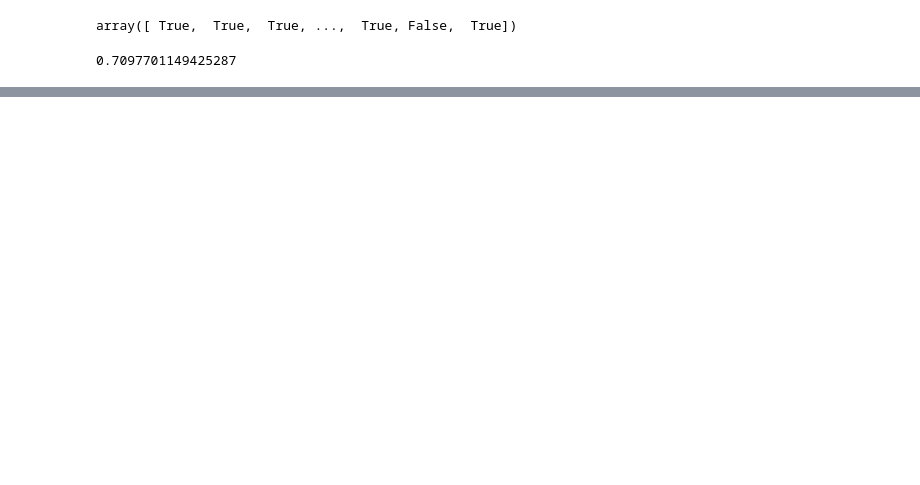
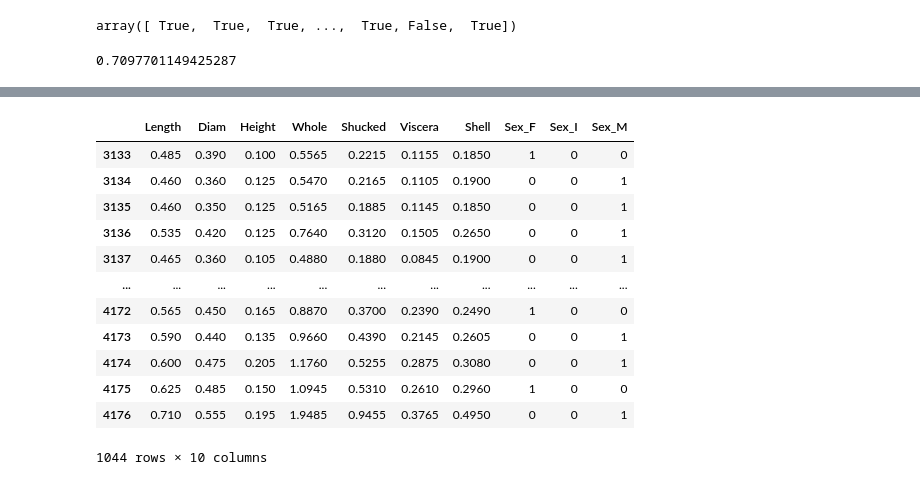
Before and after one commit to tohnperfect/DPDM65, a Jupyter notebook: Classification.ipynb, the cells around one changed output, grey strips where cells are left out. Drawn from its saved outputs; the diff is of its cells as text; code cells hidden in the pictures; blank space fills up the shorter version.

```diff
--- a/Classification.ipynb
+++ b/Classification.ipynb
@@ -191,0 +266,16 @@ accuracy_score(y_test, Dtree2.predict(X_test))
+# %%
+X_test
+# %% [output]
+|  | Length | Diam | Height | Whole | Shucked | Viscera | Shell | Sex_F | Sex_I | Sex_M |
+| 3133 | 0.485 | 0.390 | 0.100 | 0.5565 | 0.2215 | 0.1155 | 0.1850 | 1 | 0 | 0 |
+| 3134 | 0.460 | 0.360 | 0.125 | 0.5470 | 0.2165 | 0.1105 | 0.1900 | 0 | 0 | 1 |
+| 3135 | 0.460 | 0.350 | 0.125 | 0.5165 | 0.1885 | 0.1145 | 0.1850 | 0 | 0 | 1 |
+| 3136 | 0.535 | 0.420 | 0.125 | 0.7640 | 0.3120 | 0.1505 | 0.2650 | 0 | 0 | 1 |
+| 3137 | 0.465 | 0.360 | 0.105 | 0.4880 | 0.1880 | 0.0845 | 0.1900 | 0 | 0 | 1 |
+| ... | ... | ... | ... | ... | ... | ... | ... | ... | ... | ... |
+| 4172 | 0.565 | 0.450 | 0.165 | 0.8870 | 0.3700 | 0.2390 | 0.2490 | 1 | 0 | 0 |
+| 4173 | 0.590 | 0.440 | 0.135 | 0.9660 | 0.4390 | 0.2145 | 0.2605 | 0 | 0 | 1 |
+| 4174 | 0.600 | 0.475 | 0.205 | 1.1760 | 0.5255 | 0.2875 | 0.3080 | 0 | 0 | 1 |
+| 4175 | 0.625 | 0.485 | 0.150 | 1.0945 | 0.5310 | 0.2610 | 0.2960 | 1 | 0 | 0 |
+| 4176 | 0.710 | 0.555 | 0.195 | 1.9485 | 0.9455 | 0.3765 | 0.4950 | 0 | 0 | 1 |
+1044 rows × 10 columns
```
Also changed, not shown: parts of 47 cells of this notebook.
